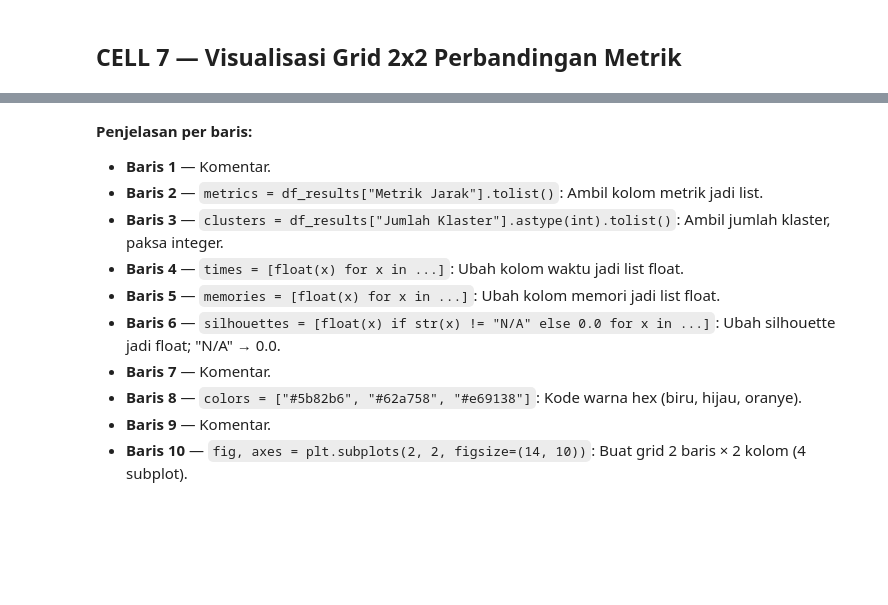
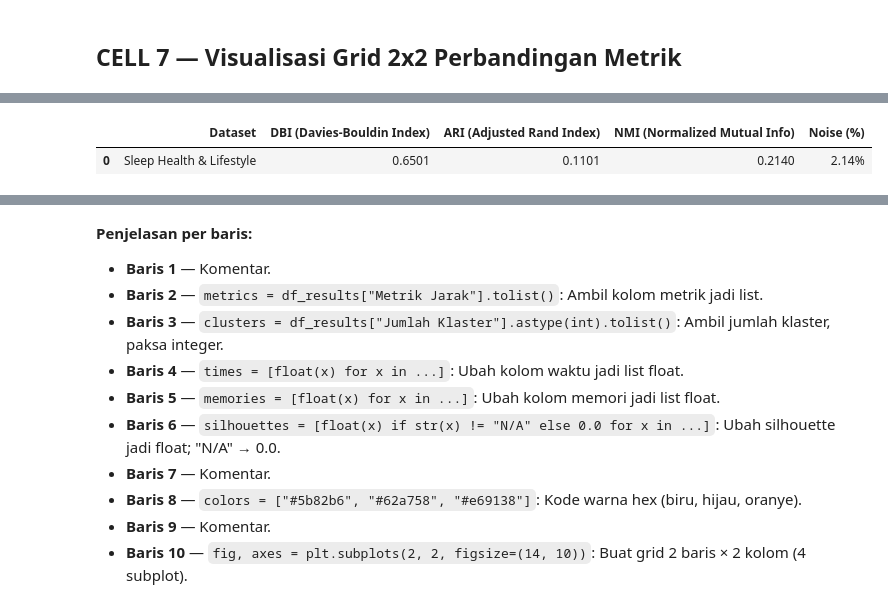
Before and after one commit to jiroammarwafi/244107020190-ML, a Jupyter notebook: DBSCAN.ipynb, the cells around one changed output, grey strips where cells are left out. Drawn from its saved outputs; the diff is of its cells as text; code cells hidden in the pictures; blank space fills up the shorter version.

```diff
--- a/DBSCAN.ipynb
+++ b/DBSCAN.ipynb
@@ -587,0 +697,23 @@ plt.show()
+# %%
+# Mengambil label ground truth dari kolom Sleep Disorder
+y_true_awal = df_clean["Sleep Disorder"].astype("category").cat.codes.values
+
+# Menggunakan label hasil DBSCAN Euclidean (dari CELL 5) sebagai contoh prediksi
+labels_awal_dbscan = results_run['euclidean'][0]
+
+# Hitung evaluasi untuk dataset awal
+dbi_awal, ari_awal, nmi_awal, noise_awal = evaluate_clustering(X_2d, y_true_awal, labels_awal_dbscan)
+
+eval_awal_data = {
+    "Dataset": ["Sleep Health & Lifestyle"],
+    "DBI (Davies-Bouldin Index)": [f"{dbi_awal:.4f}" if not np.isnan(dbi_awal) else "N/A"],
+    "ARI (Adjusted Rand Index)": [f"{ari_awal:.4f}"],
+    "NMI (Normalized Mutual Info)": [f"{nmi_awal:.4f}"],
+    "Noise (%)": [f"{noise_awal:.2f}%"]
+}
+
+df_eval_awal = pd.DataFrame(eval_awal_data)
+display(df_eval_awal)
+# %% [output]
+|  | Dataset | DBI (Davies-Bouldin Index) | ARI (Adjusted Rand Index) | NMI (Normalized Mutual Info) | Noise (%) |
+| 0 | Sleep Health & Lifestyle | 0.6501 | 0.1101 | 0.2140 | 2.14% |
```
Also changed, not shown: parts of 11 cells of this notebook.
